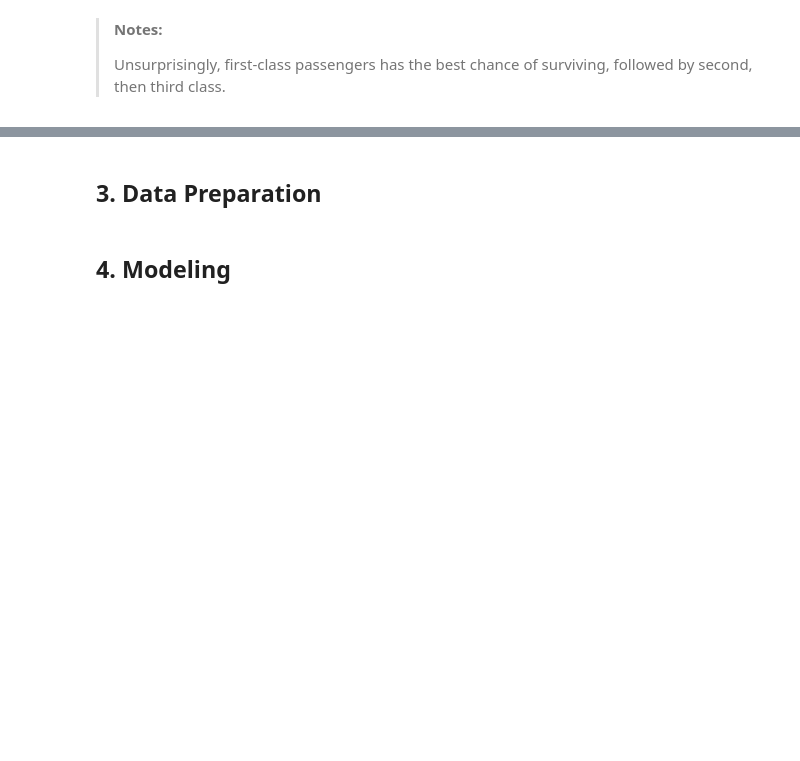
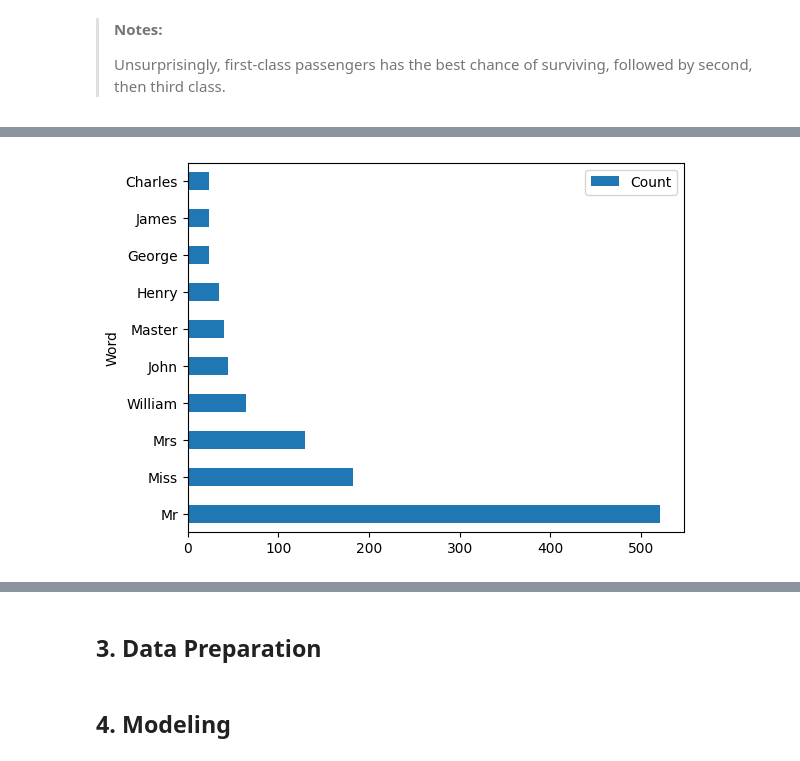
Before and after one commit to msburns24/projects, a Jupyter notebook: titanic/titanic.ipynb, the cells around one changed output, grey strips where cells are left out. Drawn from its saved outputs; the diff is of its cells as text; code cells hidden in the pictures; blank space fills up the shorter version.

```diff
--- a/titanic/titanic.ipynb
+++ b/titanic/titanic.ipynb
@@ -393,0 +394,19 @@ plt.show()
+# %%
+# What are the most common words within "Name"?
+is_alnum_or_space = lambda s: s.isalpha() or s == ' '
+
+name_words = str.split(' '.join(
+    df['Name'].map(lambda name: ''.join(filter(is_alnum_or_space, name)))
+))
+word_counts = pd.Series(name_words).value_counts().reset_index()
+word_counts.columns = ['Word', 'Count']
+
+ax = word_counts.head(10).plot(
+    kind='barh',
+    x='Word',
+    y='Count',
+)
+
+plt.show()
+# %% [output]
+[figure, added]
```
Also changed, not shown: parts of 11 cells of this notebook.
